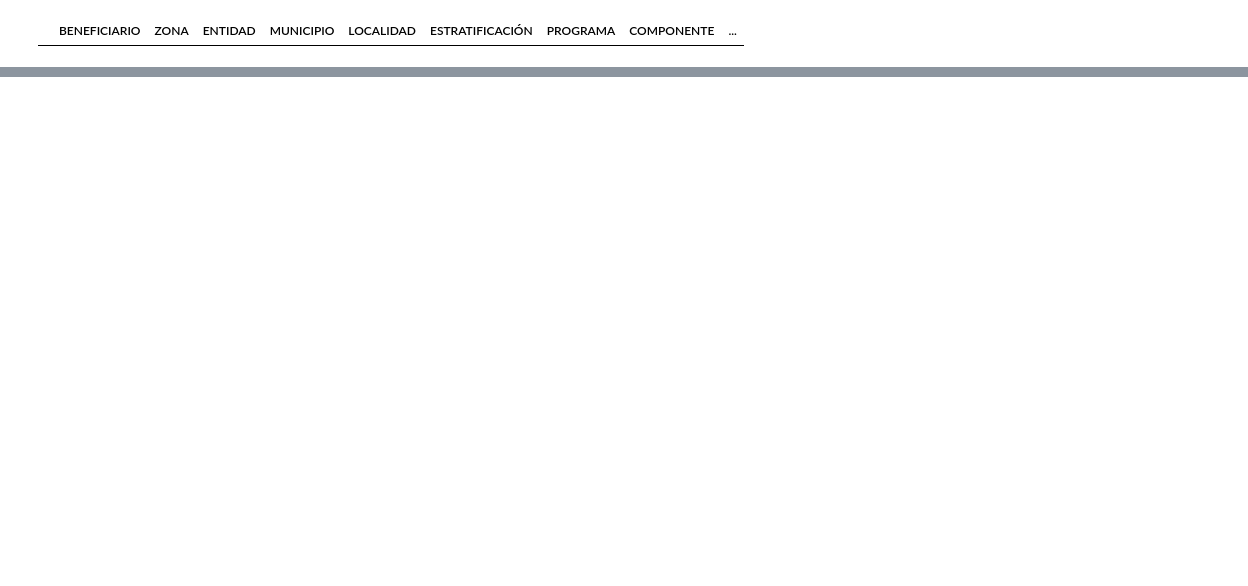
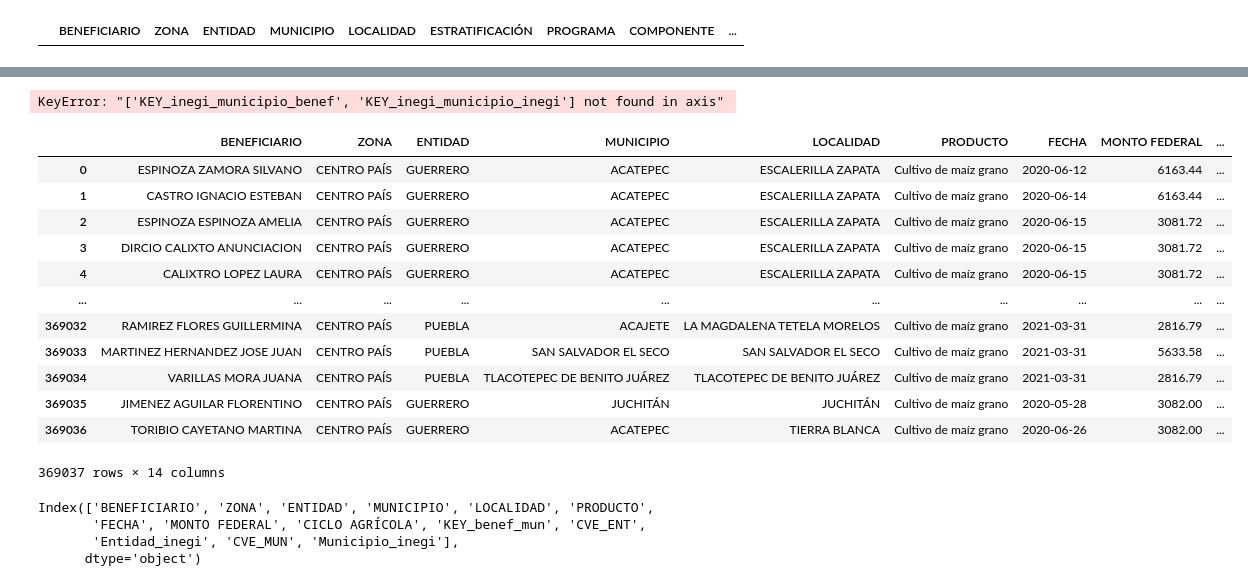
Before and after one commit to DGRIA/SESNA-Fertilizantes, a Jupyter notebook: src/Notebooks/2.3.2 Benef2020_Cleaning_and_merged.ipynb, the cells around one changed output, grey strips where cells are left out. Cells and saved outputs as stored; diff of their text form; code cells hidden in the pictures; blank space fills up the shorter version.

```diff
--- a/src/Notebooks/2.3.2 Benef2020_Cleaning_and_merged.ipynb
+++ b/src/Notebooks/2.3.2 Benef2020_Cleaning_and_merged.ipynb
@@ -208,0 +325,27 @@ filtered_df
+# %%
+listado_beneficiarios_parte_II = listado_beneficiarios_parte_II.drop(columns=['ESTADO_Clean', 'MUNICIPIO_Clean', 'Estado-mun-KEY', 'KEY_inegi_municipio_benef', 'Entidad_c_inegi','Municipio_c_inegi', 'KEY_inegi_municipio_inegi', 'ESTRATIFICACIÓN', 'PROGRAMA', 'COMPONENTE', 'SUBCOMPONENTE', 'APOYO', 'ACTIVIDAD', 'ESLABÓN'])
+# %% [output]
+KeyError: "['KEY_inegi_municipio_benef', 'KEY_inegi_municipio_inegi'] not found in axis"
+# %%
+listado_beneficiarios_parte_II
+# %% [output]
+|  | BENEFICIARIO | ZONA | ENTIDAD | MUNICIPIO | LOCALIDAD | PRODUCTO | FECHA | MONTO FEDERAL | ... |
+| 0 | ESPINOZA ZAMORA SILVANO | CENTRO PAÍS | GUERRERO | ACATEPEC | ESCALERILLA ZAPATA | Cultivo de maíz grano | 2020-06-12 | 6163.44 | ... |
+| 1 | CASTRO IGNACIO ESTEBAN | CENTRO PAÍS | GUERRERO | ACATEPEC | ESCALERILLA ZAPATA | Cultivo de maíz grano | 2020-06-14 | 6163.44 | ... |
+| 2 | ESPINOZA ESPINOZA AMELIA | CENTRO PAÍS | GUERRERO | ACATEPEC | ESCALERILLA ZAPATA | Cultivo de maíz grano | 2020-06-15 | 3081.72 | ... |
+| 3 | DIRCIO CALIXTO ANUNCIACION | CENTRO PAÍS | GUERRERO | ACATEPEC | ESCALERILLA ZAPATA | Cultivo de maíz grano | 2020-06-15 | 3081.72 | ... |
+| 4 | CALIXTRO LOPEZ LAURA | CENTRO PAÍS | GUERRERO | ACATEPEC | ESCALERILLA ZAPATA | Cultivo de maíz grano | 2020-06-15 | 3081.72 | ... |
+| ... | ... | ... | ... | ... | ... | ... | ... | ... | ... |
+| 369032 | RAMIREZ FLORES GUILLERMINA | CENTRO PAÍS | PUEBLA | ACAJETE | LA MAGDALENA TETELA MORELOS | Cultivo de maíz grano | 2021-03-31 | 2816.79 | ... |
+| 369033 | MARTINEZ HERNANDEZ JOSE JUAN | CENTRO PAÍS | PUEBLA | SAN SALVADOR EL SECO | SAN SALVADOR EL SECO | Cultivo de maíz grano | 2021-03-31 | 5633.58 | ... |
+| 369034 | VARILLAS MORA JUANA | CENTRO PAÍS | PUEBLA | TLACOTEPEC DE BENITO JUÁREZ | TLACOTEPEC DE BENITO JUÁREZ | Cultivo de maíz grano | 2021-03-31 | 2816.79 | ... |
+| 369035 | JIMENEZ AGUILAR FLORENTINO | CENTRO PAÍS | GUERRERO | JUCHITÁN | JUCHITÁN | Cultivo de maíz grano | 2020-05-28 | 3082.00 | ... |
+| 369036 | TORIBIO CAYETANO MARTINA | CENTRO PAÍS | GUERRERO | ACATEPEC | TIERRA BLANCA | Cultivo de maíz grano | 2020-06-26 | 3082.00 | ... |
+369037 rows × 14 columns
+# %%
+listado_beneficiarios_parte_II.columns
+# %% [output]
+Index(['BENEFICIARIO', 'ZONA', 'ENTIDAD', 'MUNICIPIO', 'LOCALIDAD', 'PRODUCTO',
+       'FECHA', 'MONTO FEDERAL', 'CICLO AGRÍCOLA', 'KEY_benef_mun', 'CVE_ENT',
+       'Entidad_inegi', 'CVE_MUN', 'Municipio_inegi'],
+      dtype='object')
```
Also changed, not shown: parts of 28 cells of this notebook, 6 other files.
